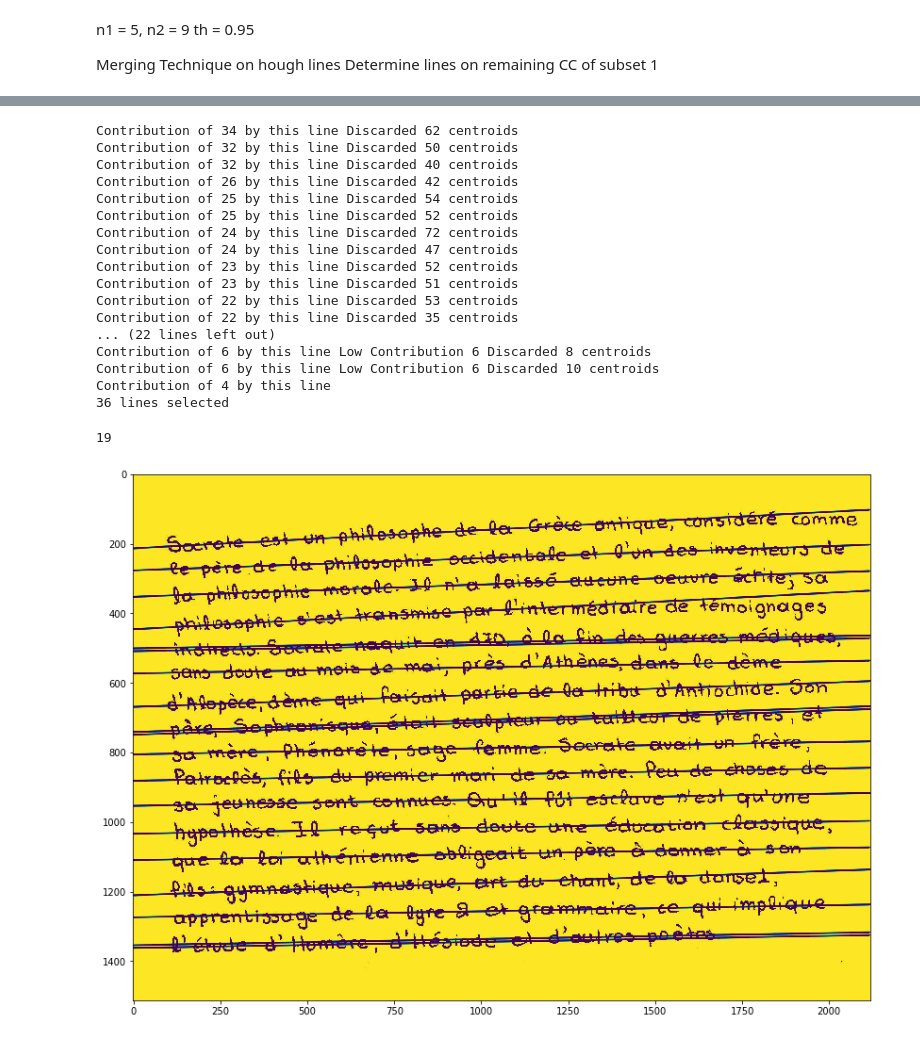
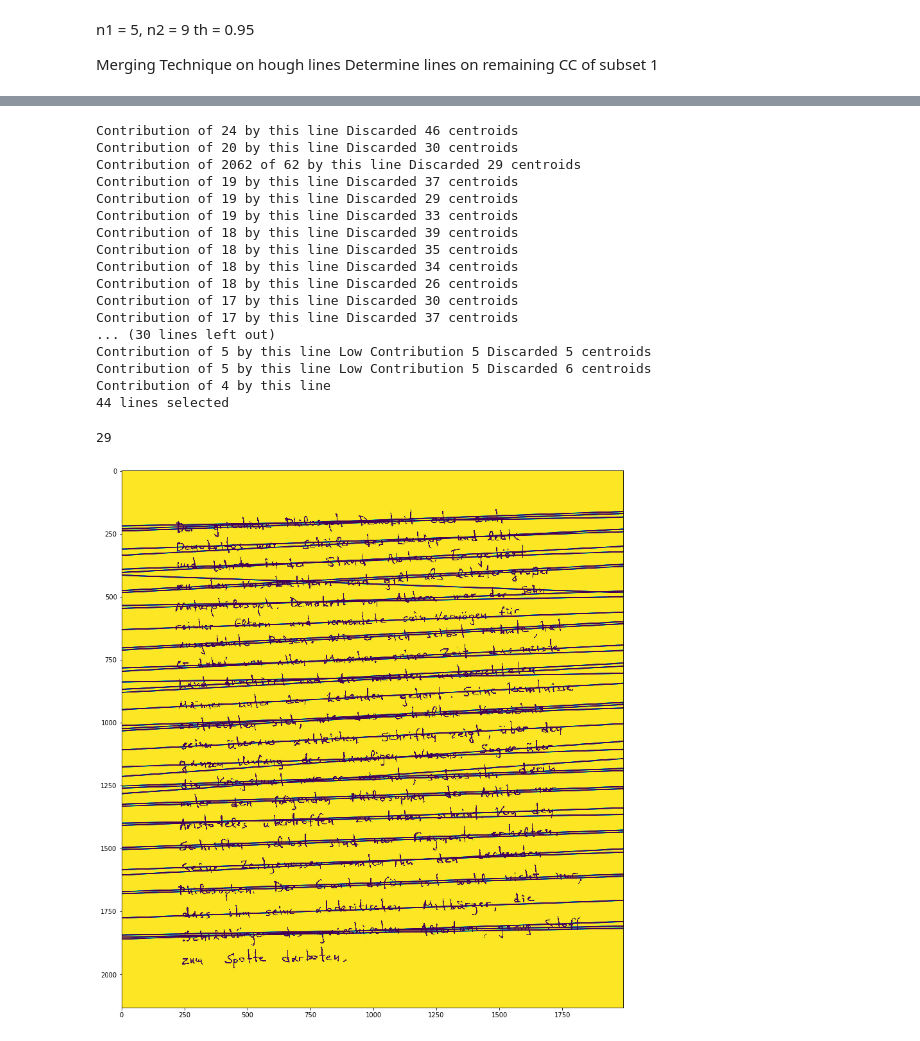
Before and after one commit to lcukerd/Louloudis, a Jupyter notebook: Implementation.ipynb, the cells around one changed output, grey strips where cells are left out. Drawn from its saved outputs; the diff is of its cells as text; code cells hidden in the pictures.

```diff
--- a/Implementation.ipynb
+++ b/Implementation.ipynb
@@ -18,6 +18,6 @@ from globalVar import *
 # %%
 rcParams['figure.figsize'] = 14, 28
 # %%
-image = loadImage('../icdar/103.jpg')
+image = loadImage('../icdar/116.jpg')
 plt.imshow(image);
 # %% [output]
@@ -96,30 +96,30 @@ while (True):
 
 print ("\n" + str(len(selLines)) + " lines selected");
 # %% [output]
-Contribution of 34 by this line Discarded 62 centroids
-Contribution of 32 by this line Discarded 50 centroids
-Contribution of 32 by this line Discarded 40 centroids
-Contribution of 26 by this line Discarded 42 centroids
-Contribution of 25 by this line Discarded 54 centroids
-Contribution of 25 by this line Discarded 52 centroids
-Contribution of 24 by this line Discarded 72 centroids
-Contribution of 24 by this line Discarded 47 centroids
-Contribution of 23 by this line Discarded 52 centroids
-Contribution of 23 by this line Discarded 51 centroids
-Contribution of 22 by this line Discarded 53 centroids
-Contribution of 22 by this line Discarded 35 centroids
-... (22 lines left out)
-Contribution of 6 by this line Low Contribution 6 Discarded 8 centroids
-Contribution of 6 by this line Low Contribution 6 Discarded 10 centroids
+Contribution of 24 by this line Discarded 46 centroids
+Contribution of 20 by this line Discarded 30 centroids
+Contribution of 2062 of 62 by this line Discarded 29 centroids
+Contribution of 19 by this line Discarded 37 centroids
+Contribution of 19 by this line Discarded 29 centroids
+Contribution of 19 by this line Discarded 33 centroids
+Contribution of 18 by this line Discarded 39 centroids
+Contribution of 18 by this line Discarded 35 centroids
+Contribution of 18 by this line Discarded 34 centroids
+Contribution of 18 by this line Discarded 26 centroids
+Contribution of 17 by this line Discarded 30 centroids
+Contribution of 17 by this line Discarded 37 centroids
+... (30 lines left out)
+Contribution of 5 by this line Low Contribution 5 Discarded 5 centroids
+Contribution of 5 by this line Low Contribution 5 Discarded 6 centroids
 Contribution of 4 by this line
-36 lines selected
+44 lines selected
 # %%
 count, nl = getIntersectionsH(selLines, image)
 print (count);
 # %% [output]
-19
+29
 # %%
-showLines(nl, np.copy(image))
+showLines(selLines, np.copy(image))
 # %% [output]
-[figure, old version]
+[figure, new version]
 # %%
```
Also changed, not shown: parts of 5 cells of this notebook, 1 other file.
